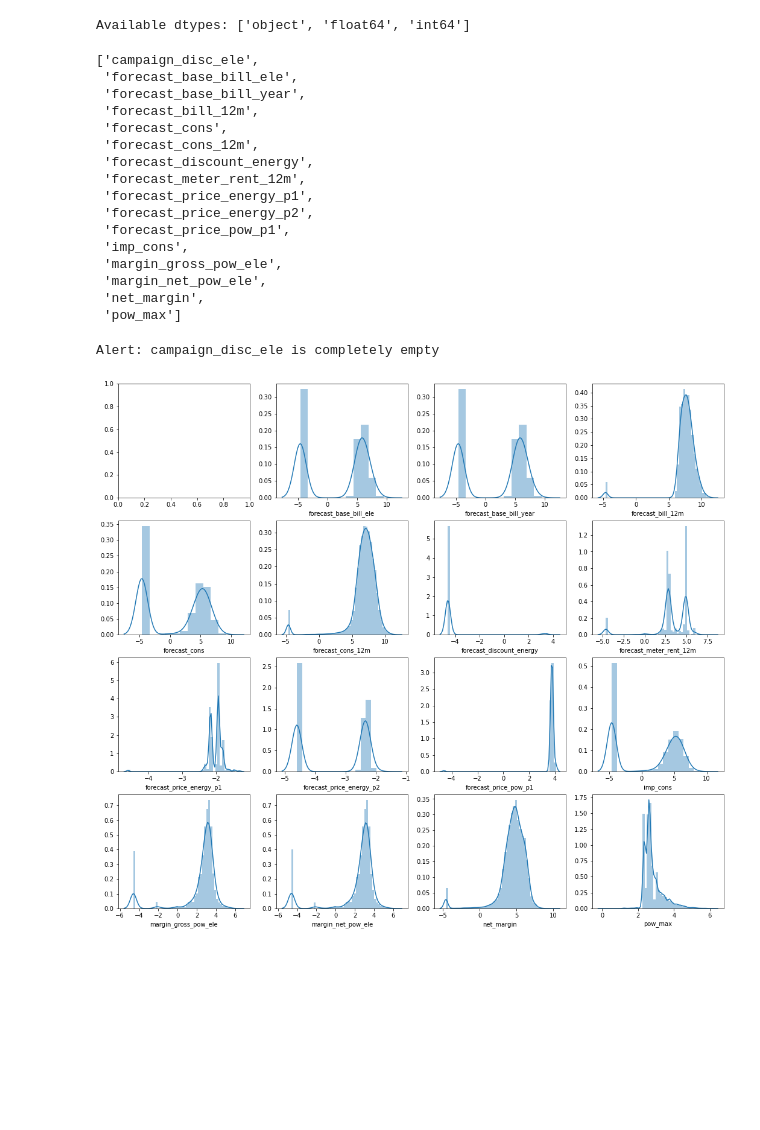
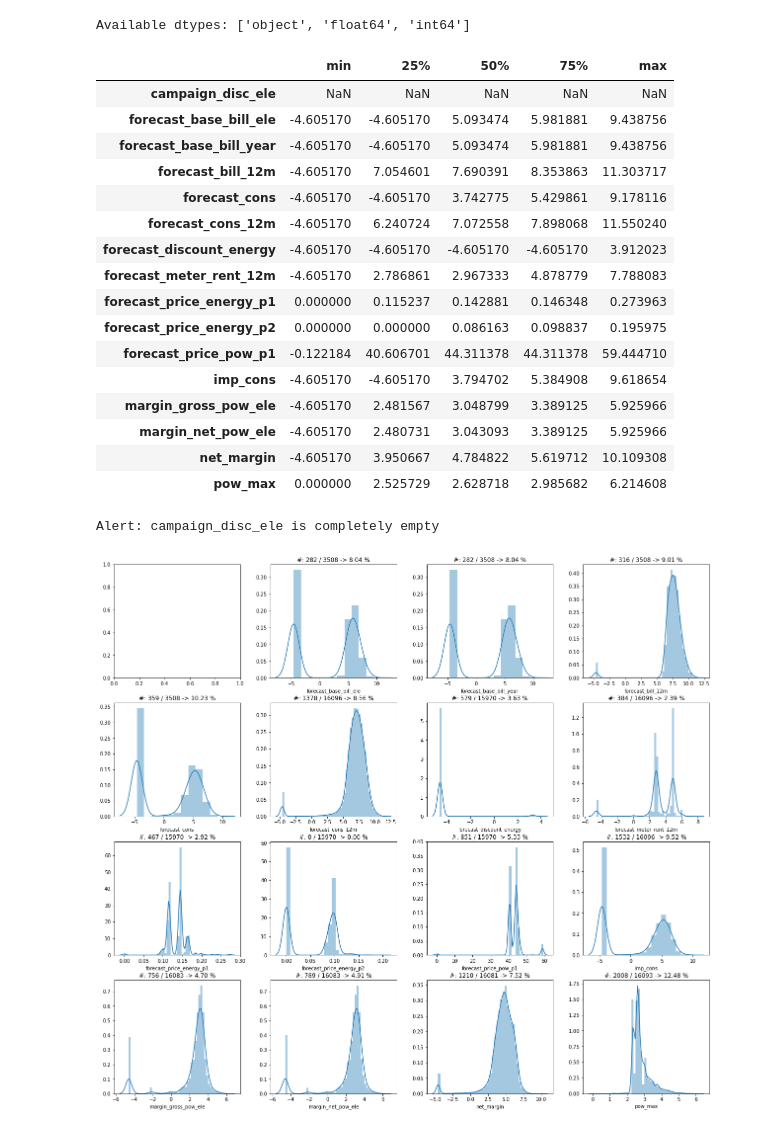
Before and after one commit to tomasforsberg/utilities, a Jupyter notebook: notebooks/utilities testing.ipynb, the cells around one changed output. Drawn from its saved outputs; the diff is of its cells as text; code cells hidden in the pictures; blank space fills up the shorter version.

Commit message:
Transformation support in distplot and describe

```diff
--- a/notebooks/utilities testing.ipynb
+++ b/notebooks/utilities testing.ipynb
@@ -18,49 +19,5 @@ output_raw = pd.read_csv(Path.cwd() / '..' / 'data' / 'ml_case_training_output.c
 df = data_raw.merge(output_raw, how='inner', on='id')
 # %%
 summary = u_dt.dtype_summarizer(df)
-summary.cols_of_type('float64')
 # %% [output]
 Available dtypes: ['object', 'float64', 'int64']
-['campaign_disc_ele',
- 'forecast_base_bill_ele',
- 'forecast_base_bill_year',
- 'forecast_bill_12m',
- 'forecast_cons',
- 'forecast_cons_12m',
- 'forecast_discount_energy',
- 'forecast_meter_rent_12m',
- 'forecast_price_energy_p1',
- 'forecast_price_energy_p2',
- 'forecast_price_pow_p1',
- 'imp_cons',
- 'margin_gross_pow_ele',
- 'margin_net_pow_ele',
- 'net_margin',
- 'pow_max']
-# %%
-cols = summary.cols_of_type('float64')
-subplot_cols = 4
-subplot_rows = int(np.ceil(len(cols) / subplot_cols))
-
-default_fig_width, default_fig_height = plt.rcParams.get('figure.figsize')
-new_figsize = (3 * default_fig_width, default_fig_height * subplot_rows)
-fig, axes = plt.subplots(subplot_rows, subplot_cols, figsize=new_figsize)
-for i in range(len(cols)):
-    col = cols[i]
-
-    if sum(~df[col].isna()) == 0:
-        print('Alert:', col, 'is completely empty')
-        continue
-
-    subplot_row = i // subplot_cols
-    subplot_col = i % subplot_cols
-    subplot_index = (subplot_row, subplot_col)
-    if subplot_rows == 1:
-        subplot_index = subplot_col
-    sns.distplot(u_gt.cap_and_log(df[col]), ax=axes[subplot_index])
-
-# for x in range(15):
-#     print(x, ' -->  row:', x // 3, '    col:', x % 3)
-# %% [output]
-Alert: campaign_disc_ele is completely empty
-[figure, removed]
@@ -78,0 +24,30 @@ Alert: campaign_disc_ele is completely empty
+# %%
+transformations = {
+    'type': 'exception',
+    'transformation': 'log',
+    'exceptions': ['forecast_price_energy_p1', 'forecast_price_energy_p2', 'forecast_price_pow_p1']
+}
+display(
+    u_dq.quantile_describe( u_dq.apply_transformations(df, summary.cols_of_type('float64'), transformations) )
+)
+u_dq.distplot_grid(df, summary.cols_of_type('float64'), transformations=transformations)
+# %% [output]
+|  | min | 25% | 50% | 75% | max |
+| campaign_disc_ele | NaN | NaN | NaN | NaN | NaN |
+| forecast_base_bill_ele | -4.605170 | -4.605170 | 5.093474 | 5.981881 | 9.438756 |
+| forecast_base_bill_year | -4.605170 | -4.605170 | 5.093474 | 5.981881 | 9.438756 |
+| forecast_bill_12m | -4.605170 | 7.054601 | 7.690391 | 8.353863 | 11.303717 |
+| forecast_cons | -4.605170 | -4.605170 | 3.742775 | 5.429861 | 9.178116 |
+| forecast_cons_12m | -4.605170 | 6.240724 | 7.072558 | 7.898068 | 11.550240 |
+| forecast_discount_energy | -4.605170 | -4.605170 | -4.605170 | -4.605170 | 3.912023 |
+| forecast_meter_rent_12m | -4.605170 | 2.786861 | 2.967333 | 4.878779 | 7.788083 |
+| forecast_price_energy_p1 | 0.000000 | 0.115237 | 0.142881 | 0.146348 | 0.273963 |
+| forecast_price_energy_p2 | 0.000000 | 0.000000 | 0.086163 | 0.098837 | 0.195975 |
+| forecast_price_pow_p1 | -0.122184 | 40.606701 | 44.311378 | 44.311378 | 59.444710 |
+| imp_cons | -4.605170 | -4.605170 | 3.794702 | 5.384908 | 9.618654 |
+| margin_gross_pow_ele | -4.605170 | 2.481567 | 3.048799 | 3.389125 | 5.925966 |
+| margin_net_pow_ele | -4.605170 | 2.480731 | 3.043093 | 3.389125 | 5.925966 |
+| net_margin | -4.605170 | 3.950667 | 4.784822 | 5.619712 | 10.109308 |
+| pow_max | 0.000000 | 2.525729 | 2.628718 | 2.985682 | 6.214608 |
+Alert: campaign_disc_ele is completely empty
+[figure, added]
```
Also changed, not shown: parts of 3 cells of this notebook, 1 other file.
